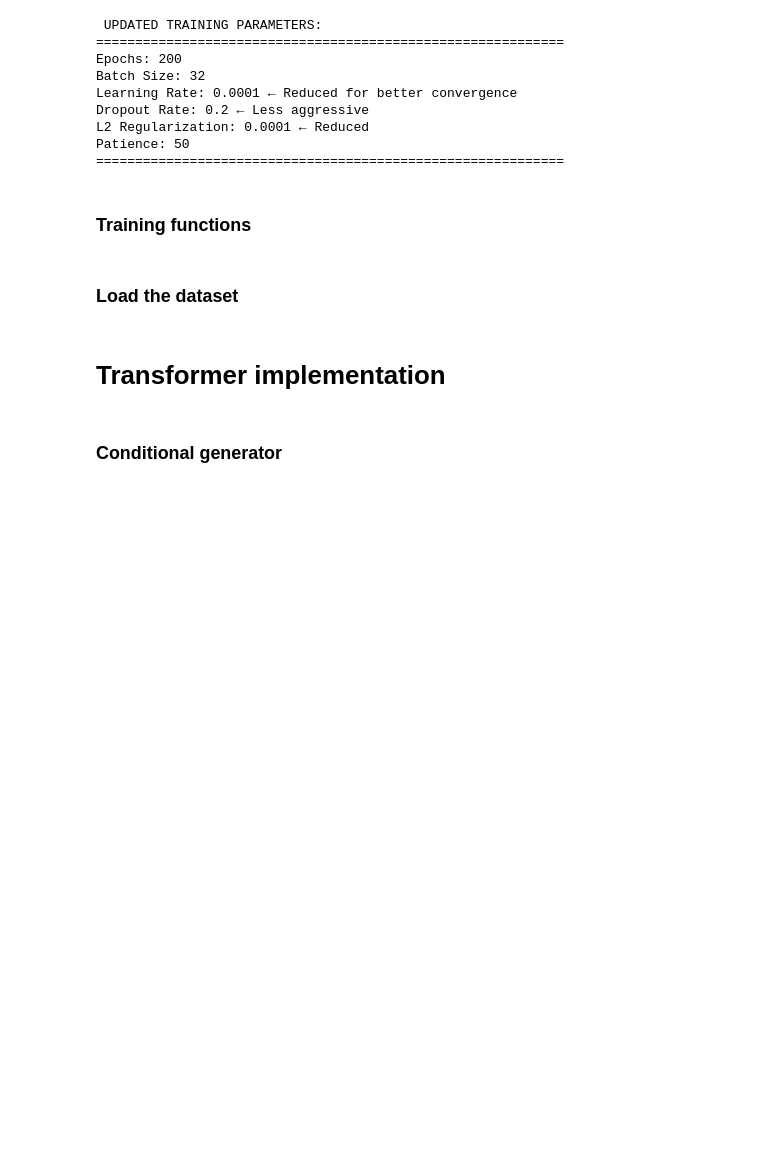
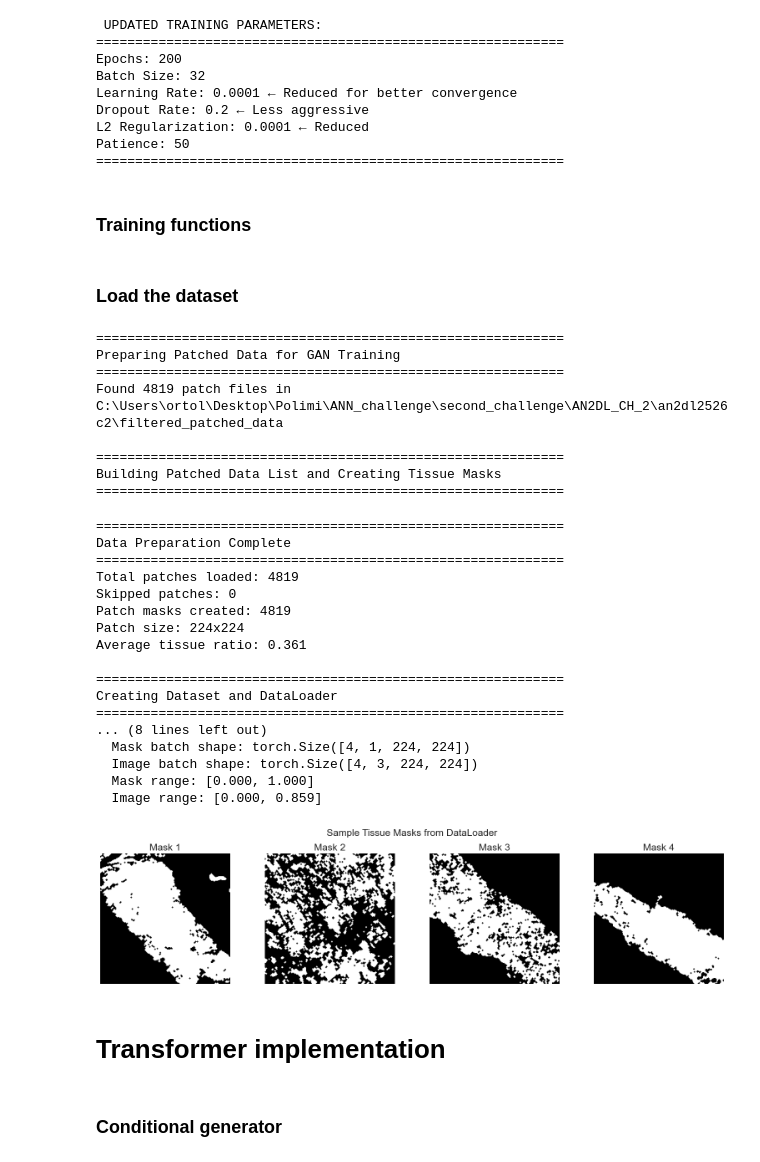
Before and after one commit to OBulun/AN2DL_CH_2, a Jupyter notebook: Notebooks/transofrmer_model.ipynb, the cells around one changed output. Cells and saved outputs as stored; diff of their text form; code cells hidden in the pictures; blank space fills up the shorter version.

```diff
--- a/Notebooks/transofrmer_model.ipynb
+++ b/Notebooks/transofrmer_model.ipynb
@@ -974,3 +1044,78 @@ val_scratch_loader = make_loader(val_scratch_ds, BATCH_SIZE, shuffle=False, drop
+# %%
+patched_data_dir = datasets_path / "filtered_patched_data"
+
+# Extract patched data from the filtered patched data
+patch_data_files = sorted(list(patched_data_dir.glob("*.png")))
+
+dataset = MaskCondHistDataset(patched_data, patch_masks, patch_size=PATCH_SIZE)
+dataloader = DataLoader(
+    dataset,
+    batch_size=4,
+    shuffle=True,
+    num_workers=0,  # Use 0 on Windows to avoid multiprocessing issues
+    pin_memory=True if torch.cuda.is_available() else False
+)
+
+print(f"Dataset size: {len(dataset)}")
+print(f"Batch size: 4")
+print(f"Number of batches: {len(dataloader)}")
+
+# Test the dataloader
+print(f"\n{'='*60}")
+print(f"Testing DataLoader")
+print(f"{'='*60}")
+
+try:
+    masks_batch, images_batch = next(iter(dataloader))
+    print(f"✓ DataLoader working correctly!")
+    print(f"  Mask batch shape: {masks_batch.shape}")
+    print(f"  Image batch shape: {images_batch.shape}")
+    print(f"  Mask range: [{masks_batch.min():.3f}, {masks_batch.max():.3f}]")
+    print(f"  Image range: [{images_batch.min():.3f}, {images_batch.max():.3f}]")
+
+    # Visualize a sample
+    fig, axes = plt.subplots(1, 4, figsize=(16, 4))
+    for i in range(min(4, masks_batch.shape[0])):
+        # Show mask
+        axes[i].imshow(masks_batch[i, 0].cpu().numpy(), cmap='gray')
+        axes[i].set_title(f'Mask {i+1}')
+        axes[i].axis('off')
+    plt.suptitle('Sample Tissue Masks from DataLoader')
+    plt.tight_layout()
+    plt.show()
+
+except Exception as e:
+    print(f"✗ DataLoader error: {e}")
+    print(f"  Please check the data preparation steps above")
+    import traceback
+    traceback.print_exc()
+# %% [output]
+============================================================
+Preparing Patched Data for GAN Training
+============================================================
+Found 4819 patch files in C:\Users\ortol\Desktop\Polimi\ANN_challenge\second_challenge\AN2DL_CH_2\an2dl2526c2\filtered_patched_data
+
+============================================================
+Building Patched Data List and Creating Tissue Masks
+============================================================
+============================================================
+Data Preparation Complete
+============================================================
+Total patches loaded: 4819
+Skipped patches: 0
+Patch masks created: 4819
+Patch size: 224x224
+Average tissue ratio: 0.361
+
+============================================================
+Creating Dataset and DataLoader
+============================================================
+... (8 lines left out)
+  Mask batch shape: torch.Size([4, 1, 224, 224])
+  Image batch shape: torch.Size([4, 3, 224, 224])
+  Mask range: [0.000, 1.000]
+  Image range: [0.000, 0.859]
+[figure, added]
 # %% [markdown]
 # **Transformer implementation**
 # %% [markdown]
```
Also changed, not shown: parts of 4 cells of this notebook, 1 other file.
